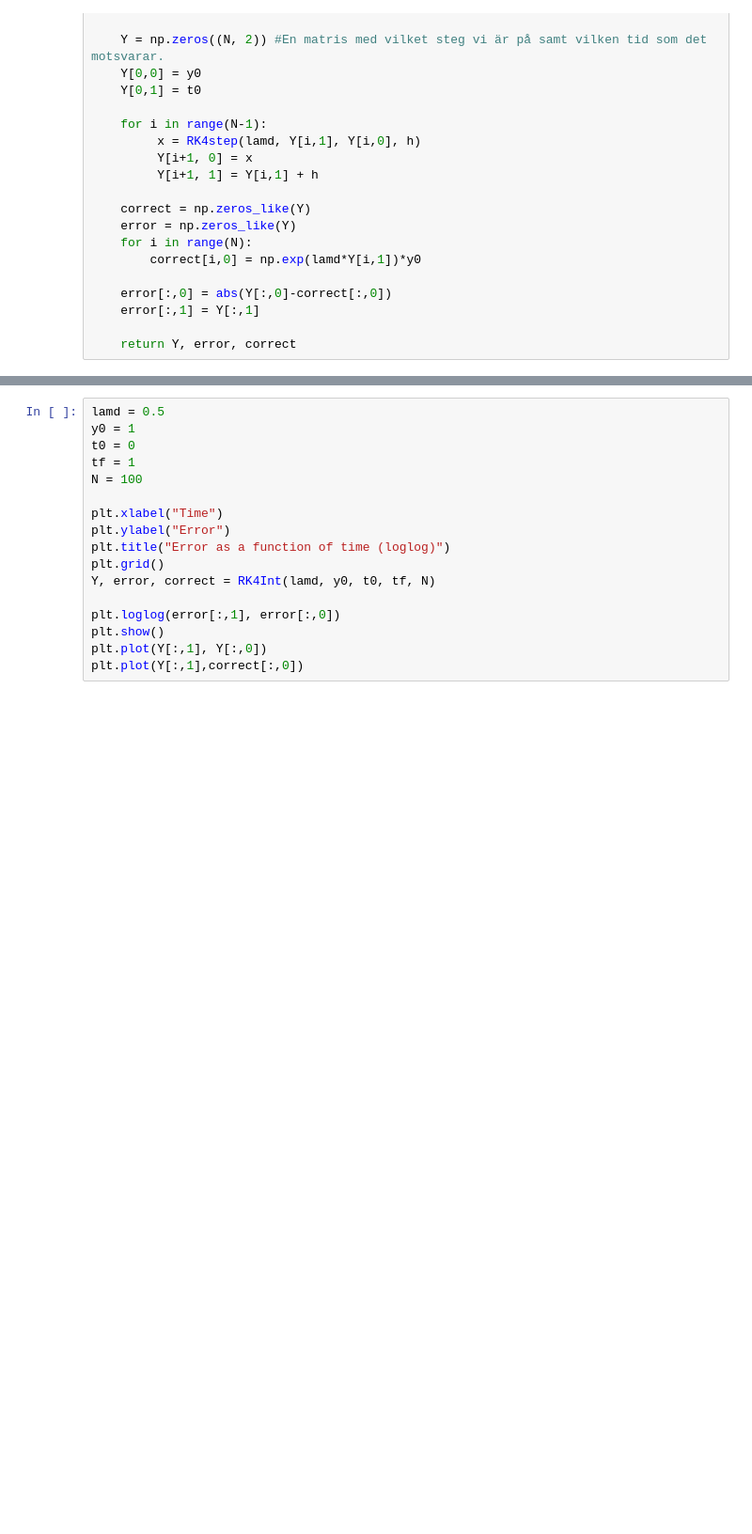
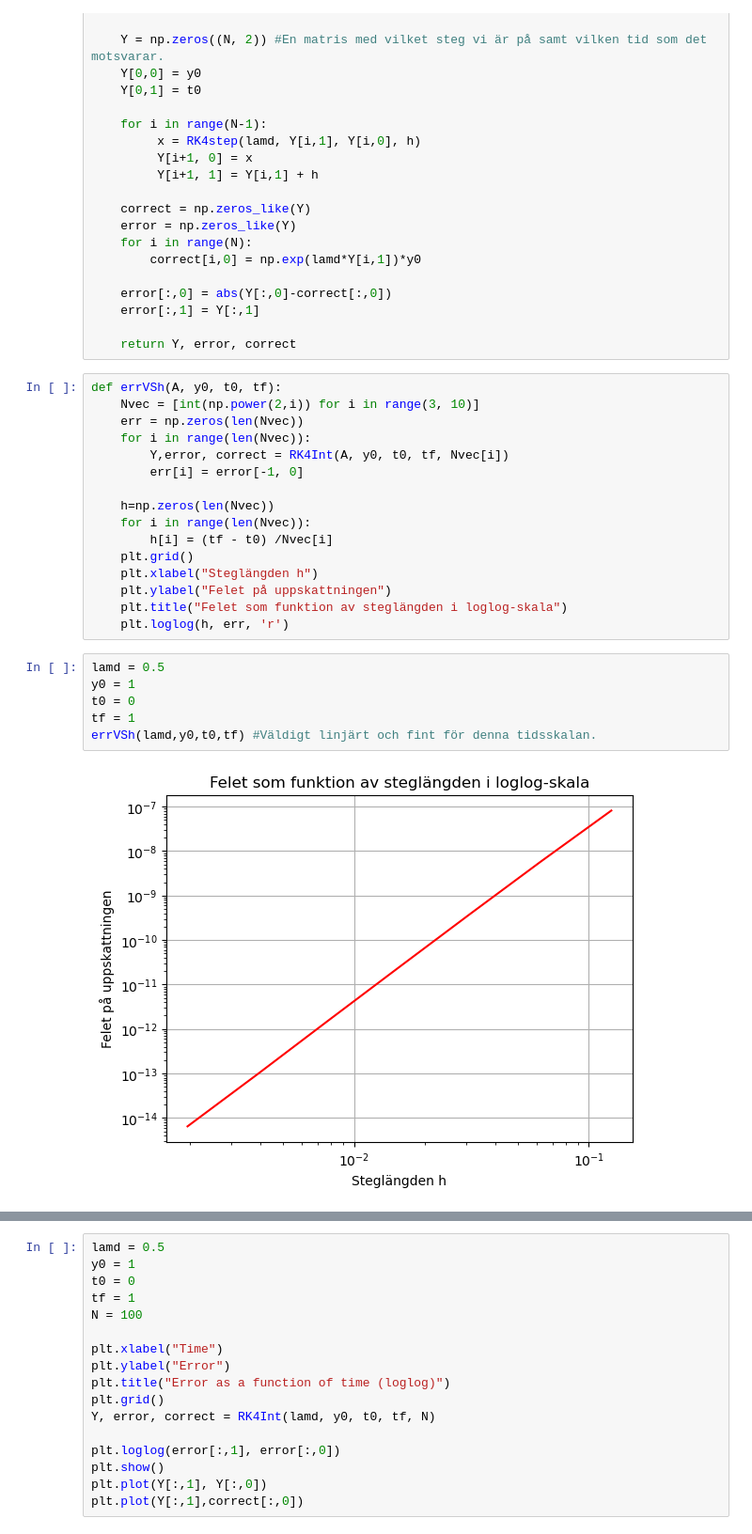
Before and after one commit to axelorrhede/Numerical-Methods-for-Differential-Equations, a Jupyter notebook: project1task1.ipynb, the cells around one changed output, grey strips where cells are left out. Shown at 94% size. Saved outputs shown, nothing was run; the diff lists cells and outputs as text; blank space fills up the shorter version.

```diff
--- a/project1task1.ipynb
+++ b/project1task1.ipynb
@@ -34,3 +34,27 @@ def RK4Int(lamd, y0,t0,tf,N):
     error[:,1] = Y[:,1]
 
     return Y, error, correct
+# %%
+def errVSh(A, y0, t0, tf):
+    Nvec = [int(np.power(2,i)) for i in range(3, 10)]
+    err = np.zeros(len(Nvec))
+    for i in range(len(Nvec)):
+        Y,error, correct = RK4Int(A, y0, t0, tf, Nvec[i])
+        err[i] = error[-1, 0]
+
+    h=np.zeros(len(Nvec))
+    for i in range(len(Nvec)):
+        h[i] = (tf - t0) /Nvec[i]
+    plt.grid()
+    plt.xlabel("Steglängden h")
+    plt.ylabel("Felet på uppskattningen")
+    plt.title("Felet som funktion av steglängden i loglog-skala")
+    plt.loglog(h, err, 'r')
+# %%
+lamd = 0.5
+y0 = 1
+t0 = 0
+tf = 1
+errVSh(lamd,y0,t0,tf) #Väldigt linjärt och fint för denna tidsskalan.
+# %% [output]
+[figure, added]
```
Also changed, not shown: parts of 1 cell of this notebook.
